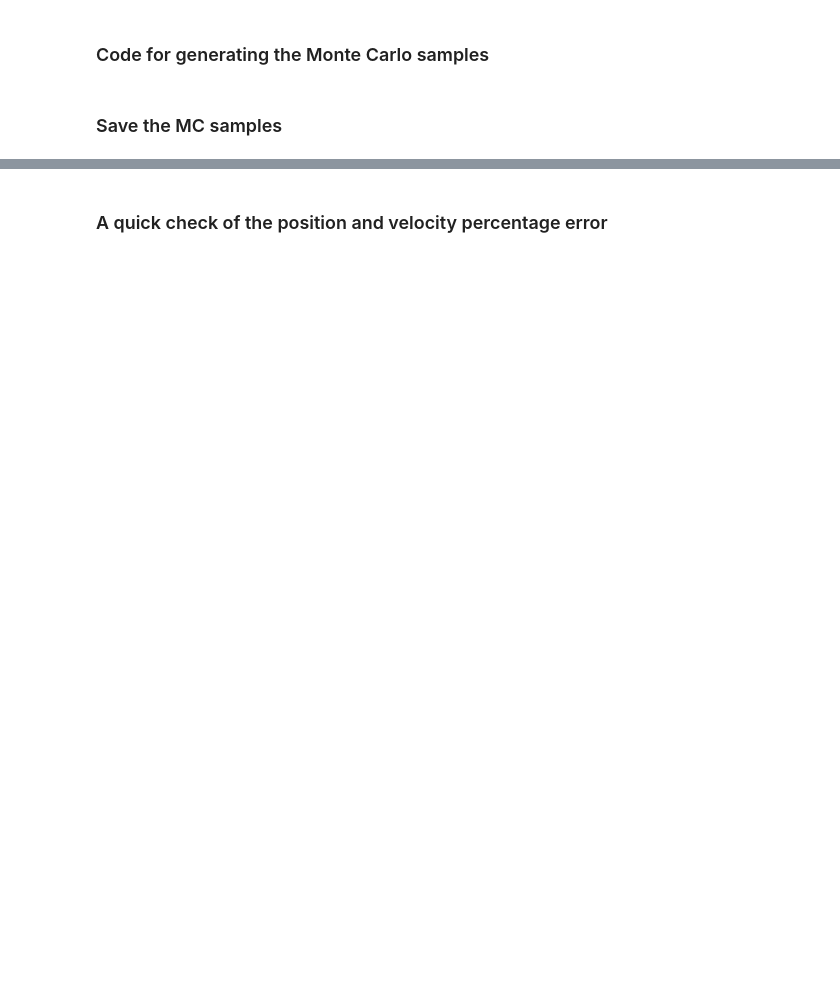
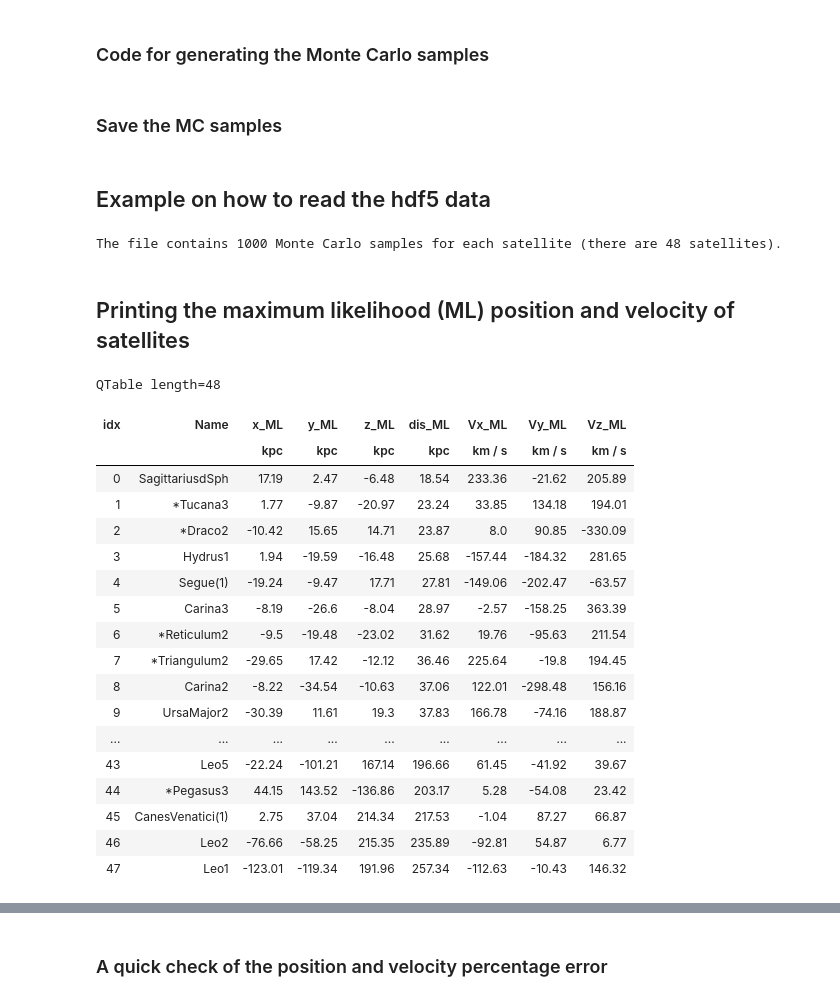
Before and after one commit to MariusCautun/MW_satellite_MonteCarlo, a Jupyter notebook: MW_satellites_MC_errors.ipynb, the cells around one changed output, grey strips where cells are left out. Drawn from its saved outputs; the diff is of its cells as text; code cells hidden in the pictures; blank space fills up the shorter version.

```diff
--- a/MW_satellites_MC_errors.ipynb
+++ b/MW_satellites_MC_errors.ipynb
@@ -316,3 +373,70 @@ with h5py.File( outfile, 'w' ) as hf:
     grp.attrs["num_Monte_Carlos"] = pos_GC.shape[0]
     grp.attrs["num_satellites"]   = pos_GC.shape[1]
     grp.attrs["program_options"]  = "Obtained using the 'MW_satellites_errors.ipynb' jupyter notebook"
+# %% [markdown]
+## Example on how to read the hdf5 data
+# %%
+infile = "data_output/MW_sats_MC_samples.hdf5"
+import h5py
+with h5py.File( infile, 'r' ) as hf:
+    # satellite names
+    sat_names = np.array( hf['satellite_names'] )
+
+    # the MC samples
+    pos_GC = np.array( hf['Monte_Carlo_realizations/MC_pos'] )
+    vel_GC = np.array( hf['Monte_Carlo_realizations/MC_vel'] )
+
+    # the maximum likelihood (ML) values
+    pos_GC_ML = np.array( hf['most_likely_values/pos'] )
+    vel_GC_ML = np.array( hf['most_likely_values/vel'] )
+    dis_GC_ML = np.array( hf['most_likely_values/dis'] )
+
+# the number of MC samples and of satellites
+number_MC = pos_GC.shape[0]  # number of MC realizations
+numSats = pos_GC.shape[1]
+
+if sat_names.shape[0] != numSats:
+    print( "~~~~ ERROR ~~~~ reading the hdf5 file. Found %i satellite names and %i satellites in the Monte Carlo sample. The two should be the same but aren't!" % (sat_names.shape[0], numSats) )
+if pos_GC_ML.shape[0] != numSats:
+    print( "~~~~ ERROR ~~~~ reading the hdf5 file. Found %i satellites with maximum likelihood values and %i satellites in the Monte Carlo sample. The two should be the same but aren't!" % (pos_GC_ML.shape[0],numSats) )
+print( "The file contains %i Monte Carlo samples for each satellite (there are %i satellites)." % (number_MC, numSats) )
+# %% [output]
+The file contains 1000 Monte Carlo samples for each satellite (there are 48 satellites).
+# %% [markdown]
+## Printing the maximum likelihood (ML) position and velocity of satellites
+# %%
+from astropy.table import QTable
+from astropy import units as u
+
+p = pos_GC_ML * u.kpc
+d = dis_GC_ML * u.kpc
+v = vel_GC_ML * u.km / u.s
+t = QTable( (sat_names, p[:,0],p[:,1],p[:,2], d, v[:,0],v[:,1],v[:,2]),
+          names=['Name', 'x_ML','y_ML','z_ML', 'dis_ML', 'Vx_ML','Vy_ML','Vz_ML'] )
+
+# show only a few decimal digits
+for col in t.colnames:
+    if col=='Name': continue
+    t[col] = np.round( t[col], decimals=2)
+
+t.show_in_notebook()
+# %% [output]
+QTable length=48
+| idx | Name | x_ML | y_ML | z_ML | dis_ML | Vx_ML | Vy_ML | Vz_ML |
+|  |  | kpc | kpc | kpc | kpc | km / s | km / s | km / s |
+| 0 | SagittariusdSph | 17.19 | 2.47 | -6.48 | 18.54 | 233.36 | -21.62 | 205.89 |
+| 1 | *Tucana3 | 1.77 | -9.87 | -20.97 | 23.24 | 33.85 | 134.18 | 194.01 |
+| 2 | *Draco2 | -10.42 | 15.65 | 14.71 | 23.87 | 8.0 | 90.85 | -330.09 |
+| 3 | Hydrus1 | 1.94 | -19.59 | -16.48 | 25.68 | -157.44 | -184.32 | 281.65 |
+| 4 | Segue(1) | -19.24 | -9.47 | 17.71 | 27.81 | -149.06 | -202.47 | -63.57 |
+| 5 | Carina3 | -8.19 | -26.6 | -8.04 | 28.97 | -2.57 | -158.25 | 363.39 |
+| 6 | *Reticulum2 | -9.5 | -19.48 | -23.02 | 31.62 | 19.76 | -95.63 | 211.54 |
+| 7 | *Triangulum2 | -29.65 | 17.42 | -12.12 | 36.46 | 225.64 | -19.8 | 194.45 |
+| 8 | Carina2 | -8.22 | -34.54 | -10.63 | 37.06 | 122.01 | -298.48 | 156.16 |
+| 9 | UrsaMajor2 | -30.39 | 11.61 | 19.3 | 37.83 | 166.78 | -74.16 | 188.87 |
+| ... | ... | ... | ... | ... | ... | ... | ... | ... |
+| 43 | Leo5 | -22.24 | -101.21 | 167.14 | 196.66 | 61.45 | -41.92 | 39.67 |
+| 44 | *Pegasus3 | 44.15 | 143.52 | -136.86 | 203.17 | 5.28 | -54.08 | 23.42 |
+| 45 | CanesVenatici(1) | 2.75 | 37.04 | 214.34 | 217.53 | -1.04 | 87.27 | 66.87 |
+| 46 | Leo2 | -76.66 | -58.25 | 215.35 | 235.89 | -92.81 | 54.87 | 6.77 |
+| 47 | Leo1 | -123.01 | -119.34 | 191.96 | 257.34 | -112.63 | -10.43 | 146.32 |
```
Also changed, not shown: parts of 15 cells of this notebook, 4 other files.
